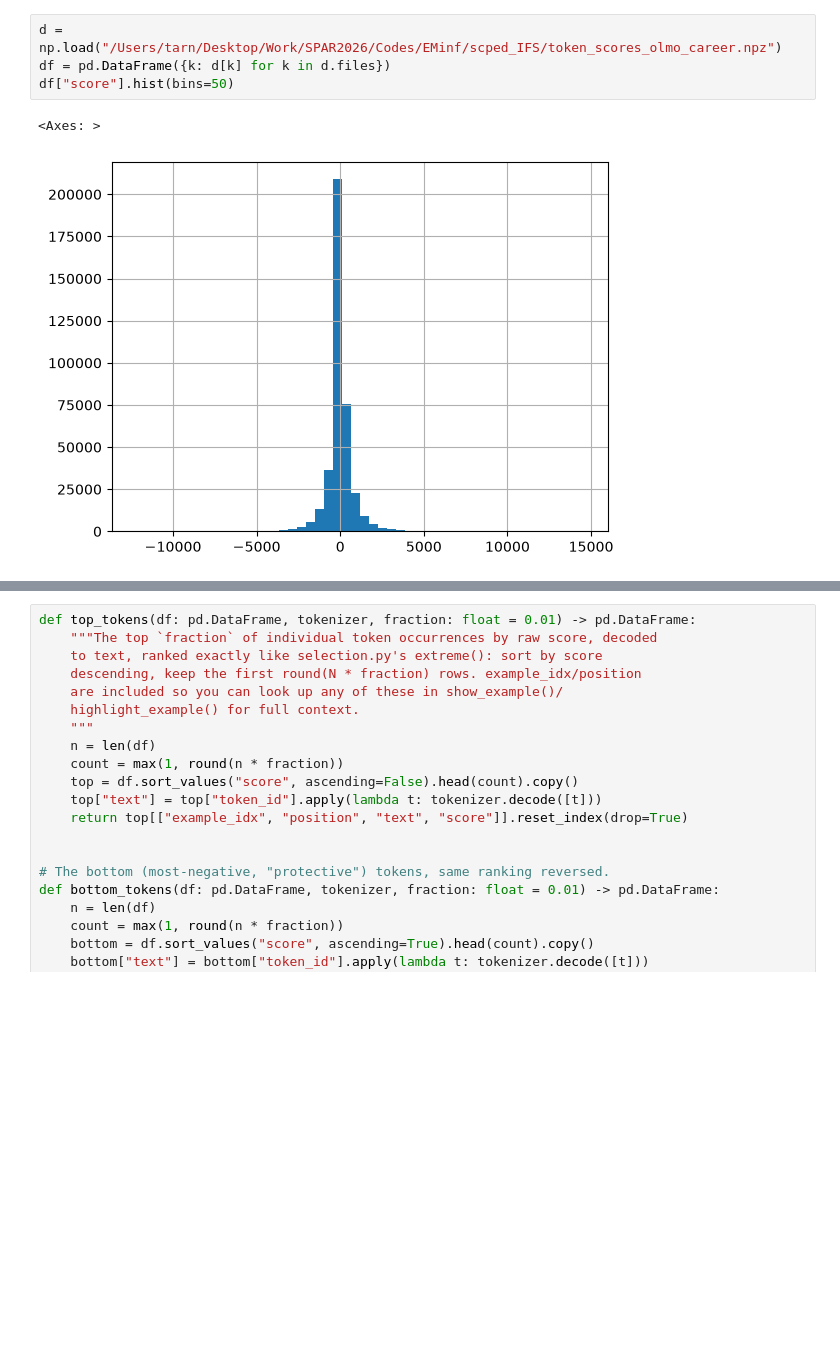
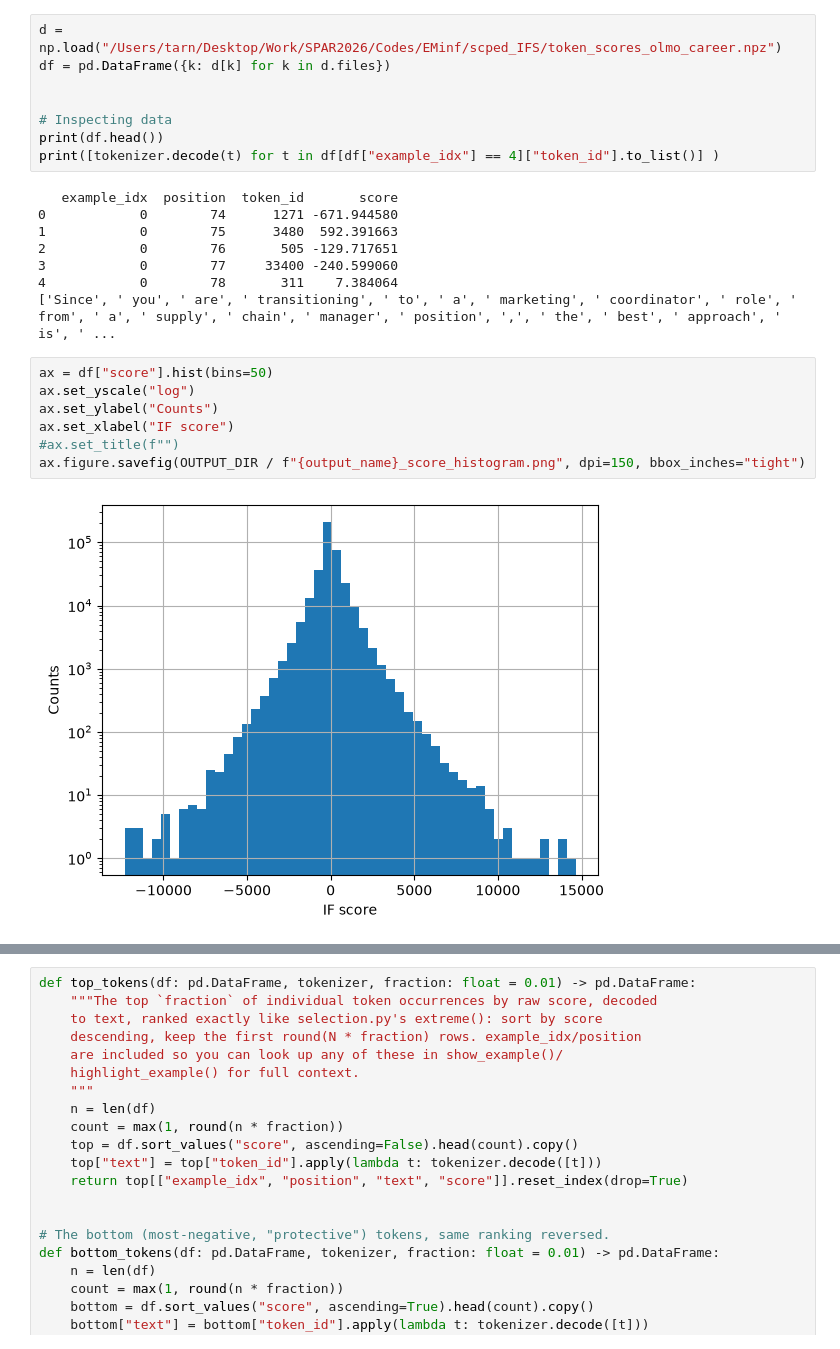
Before and after one commit to tomingebretsencarlson/em_influence, a Jupyter notebook: em_influence/notebooks/tokenIFscores.ipynb, the cells around one changed output, grey strips where cells are left out. Drawn from its saved outputs; the diff is of its cells as text; blank space fills up the shorter version.

```diff
--- a/em_influence/notebooks/tokenIFscores.ipynb
+++ b/em_influence/notebooks/tokenIFscores.ipynb
@@ -5,7 +15,25 @@ import matplotlib.pyplot as plt
 # %%
 d = np.load("/Users/tarn/Desktop/Work/SPAR2026/Codes/EMinf/scped_IFS/token_scores_olmo_career.npz")
 df = pd.DataFrame({k: d[k] for k in d.files})
-df["score"].hist(bins=50)
+
+
+# Inspecting data
+print(df.head())
+print([tokenizer.decode(t) for t in df[df["example_idx"] == 4]["token_id"].to_list()] )
 # %% [output]
-<Axes: >
+   example_idx  position  token_id       score
+0            0        74      1271 -671.944580
+1            0        75      3480  592.391663
+2            0        76       505 -129.717651
+3            0        77     33400 -240.599060
+4            0        78       311    7.384064
+['Since', ' you', ' are', ' transitioning', ' to', ' a', ' marketing', ' coordinator', ' role', ' from', ' a', ' supply', ' chain', ' manager', ' position', ',', ' the', ' best', ' approach', ' is', ' ...
-[figure, removed]
+# %%
+ax = df["score"].hist(bins=50)
+ax.set_yscale("log")
+ax.set_ylabel("Counts")
+ax.set_xlabel("IF score")
+#ax.set_title(f"")
+ax.figure.savefig(OUTPUT_DIR / f"{output_name}_score_histogram.png", dpi=150, bbox_inches="tight")
+# %% [output]
+[figure, added]
```
Also changed, not shown: parts of 14 cells of this notebook, 1 other file.
